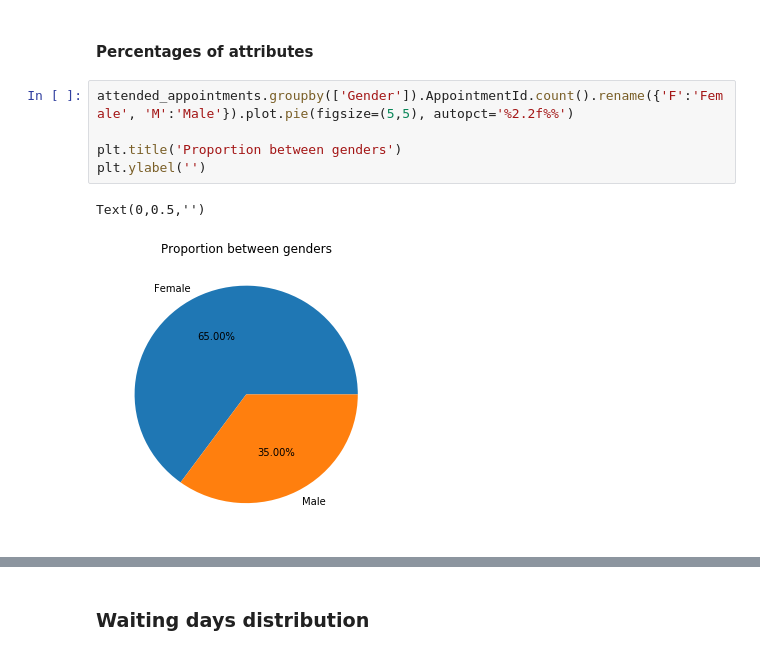
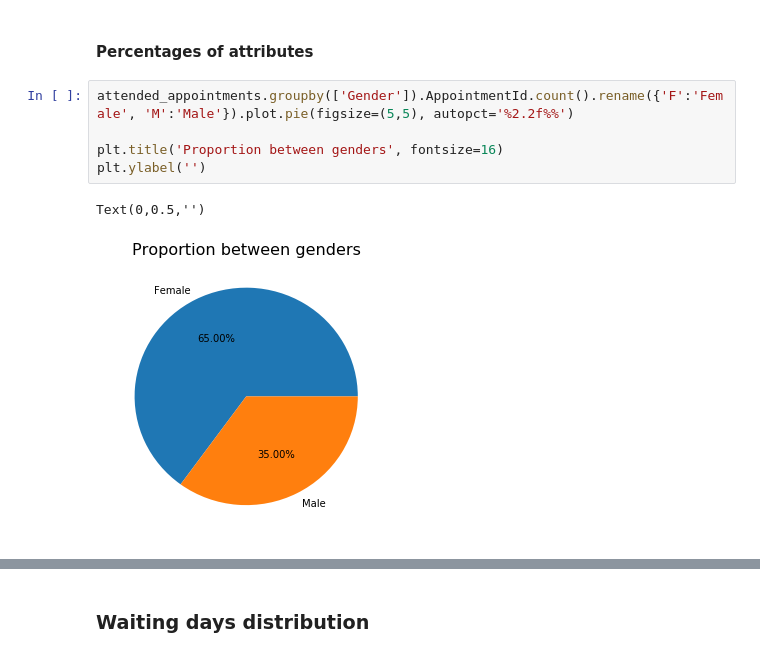
Before and after one commit to rota-rossi/udacity-investigate, a Jupyter notebook: no-show-medical-appointments-brazil.ipynb, the cells around one changed output, grey strips where cells are left out. Drawn from its saved outputs; the diff is of its cells as text.

```diff
--- a/no-show-medical-appointments-brazil.ipynb
+++ b/no-show-medical-appointments-brazil.ipynb
@@ -298,11 +298,11 @@ sns.despine(bottom = True, left=True)
 # %%
 attended_appointments.groupby(['Gender']).AppointmentId.count().rename({'F':'Female', 'M':'Male'}).plot.pie(figsize=(5,5), autopct='%2.2f%%')
 
-plt.title('Proportion between genders')
+plt.title('Proportion between genders', fontsize=16)
 plt.ylabel('')
 # %% [output]
 Text(0,0.5,'')
-[figure, old version]
+[figure, new version]
 # %%
 # fig, axarr = plt.subplots(3, 3, figsize=(16, 12))
 proportions = pd.concat([
```
Also changed, not shown: parts of 4 cells of this notebook, 1 other file.
